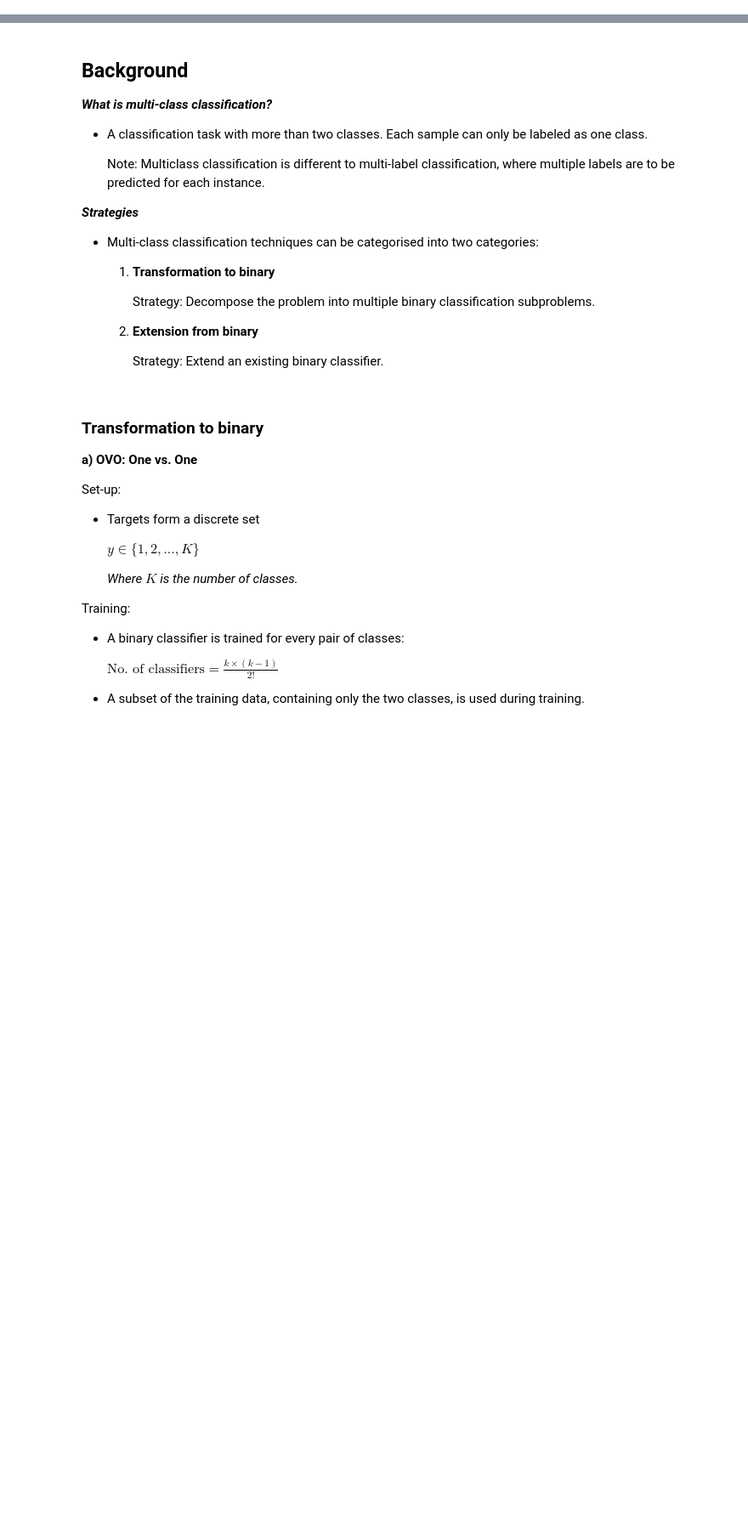
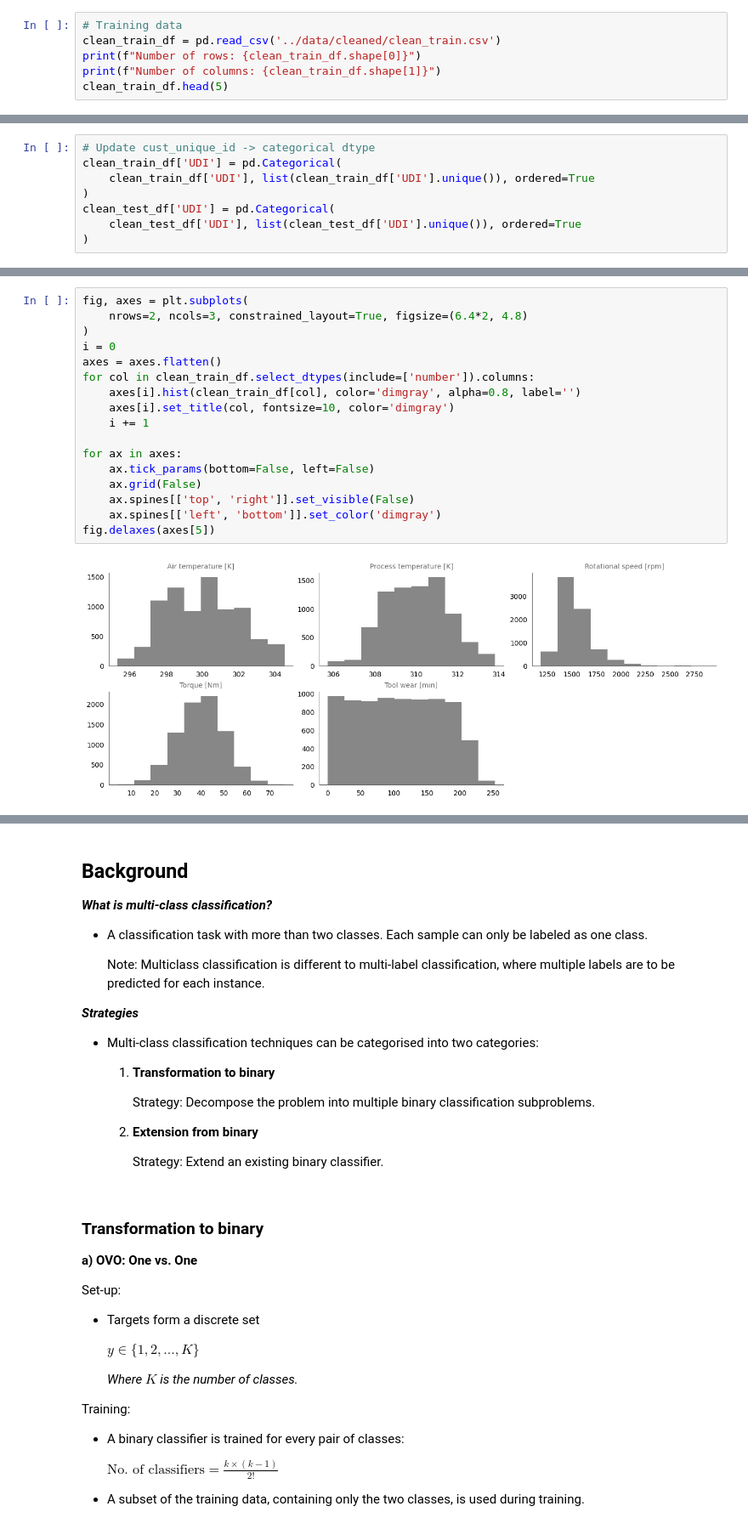
Before and after one commit to earth1987/machine-failure-type, a Jupyter notebook: notebooks/predicting_failure_type.ipynb, the cells around one changed output, grey strips where cells are left out. Shown at 85% size. Cells and saved outputs as stored; diff of their text form; blank space fills up the shorter version.

```diff
--- a/notebooks/predicting_failure_type.ipynb
+++ b/notebooks/predicting_failure_type.ipynb
@@ -30,0 +56,6 @@ Predicting machine failure through machine learning is paramount for efficient i
+# %%
+# Training data
+clean_train_df = pd.read_csv('../data/cleaned/clean_train.csv')
+print(f"Number of rows: {clean_train_df.shape[0]}")
+print(f"Number of columns: {clean_train_df.shape[1]}")
+clean_train_df.head(5)
@@ -30,0 +86,8 @@ Predicting machine failure through machine learning is paramount for efficient i
+# %%
+# Update cust_unique_id -> categorical dtype
+clean_train_df['UDI'] = pd.Categorical(
+    clean_train_df['UDI'], list(clean_train_df['UDI'].unique()), ordered=True
+)
+clean_test_df['UDI'] = pd.Categorical(
+    clean_test_df['UDI'], list(clean_test_df['UDI'].unique()), ordered=True
+)
@@ -30,0 +182,19 @@ Predicting machine failure through machine learning is paramount for efficient i
+# %%
+fig, axes = plt.subplots(
+    nrows=2, ncols=3, constrained_layout=True, figsize=(6.4*2, 4.8)
+)
+i = 0
+axes = axes.flatten()
+for col in clean_train_df.select_dtypes(include=['number']).columns:
+    axes[i].hist(clean_train_df[col], color='dimgray', alpha=0.8, label='')
+    axes[i].set_title(col, fontsize=10, color='dimgray')
+    i += 1
+
+for ax in axes:
+    ax.tick_params(bottom=False, left=False)
+    ax.grid(False)
+    ax.spines[['top', 'right']].set_visible(False)
+    ax.spines[['left', 'bottom']].set_color('dimgray')
+fig.delaxes(axes[5])
+# %% [output]
+[figure, added]
```
Also changed, not shown: parts of 67 cells of this notebook.
